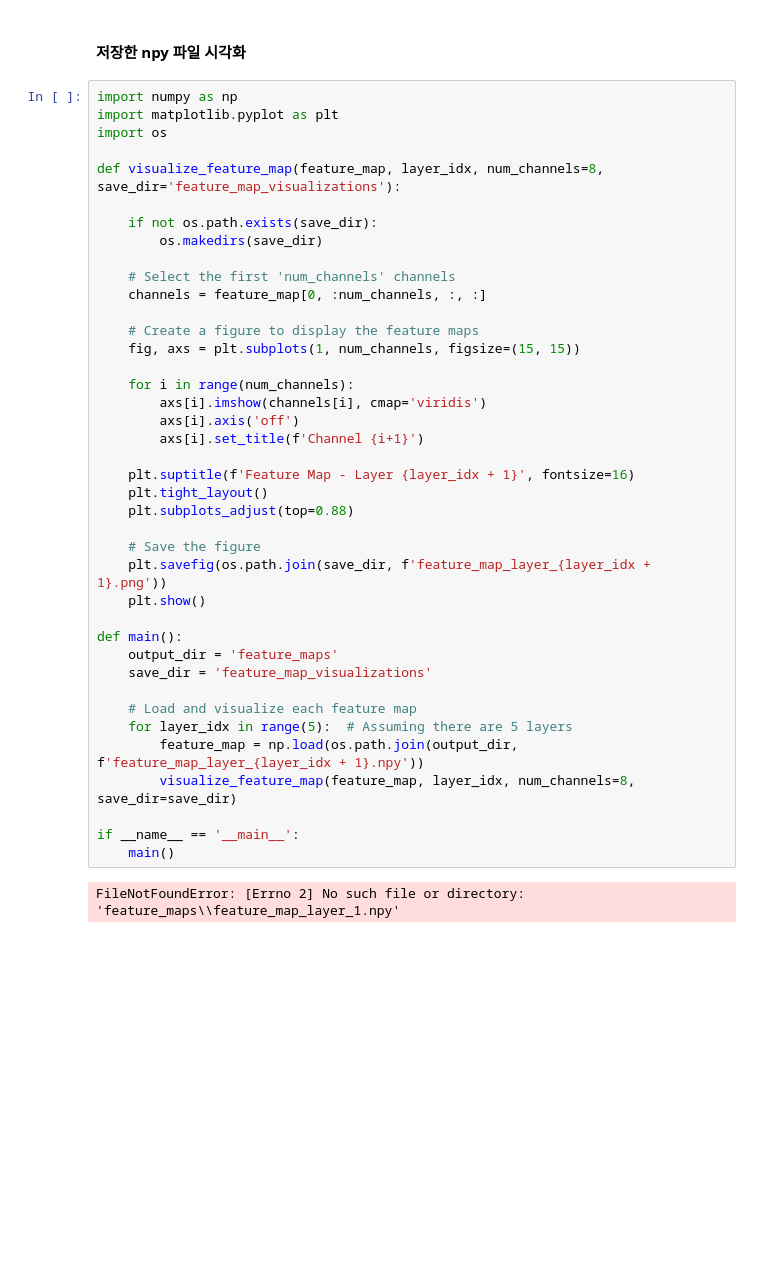
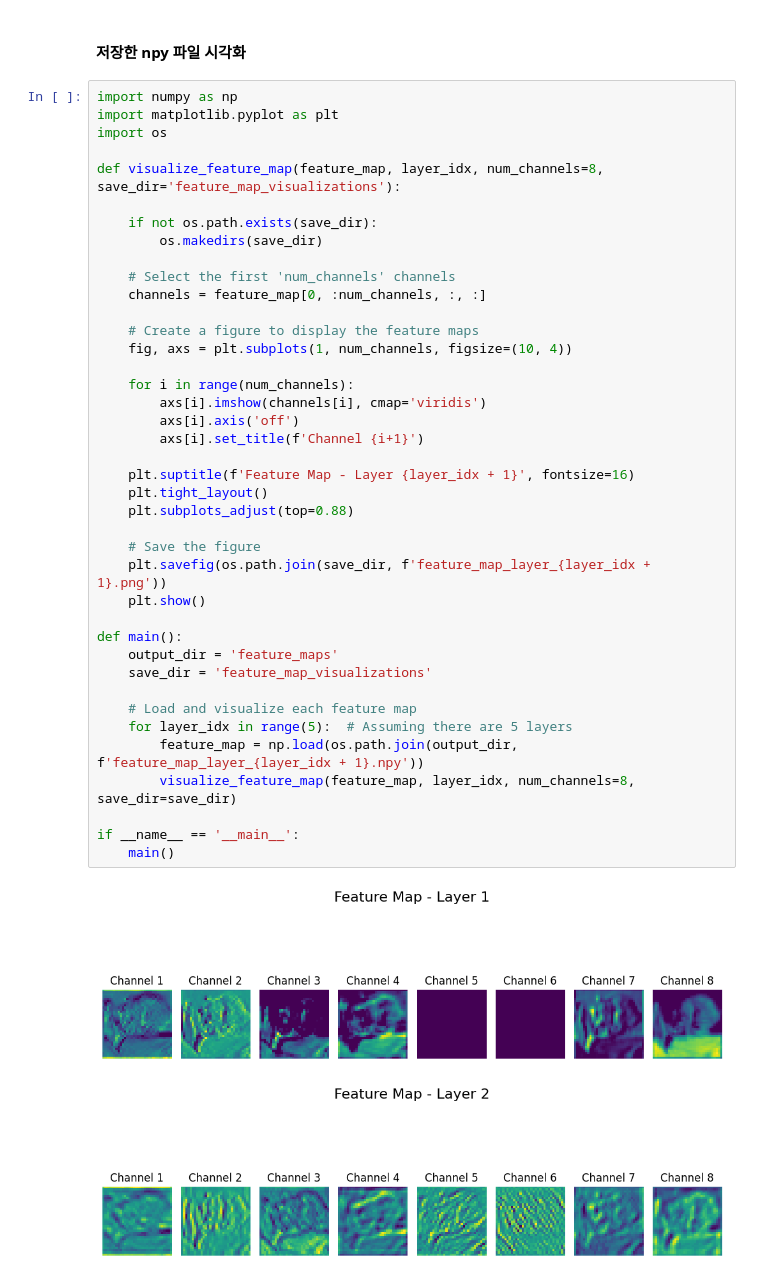
Before and after one commit to mings-k/LPIENet_study, a Jupyter notebook: Attention/Channel_Attention/code.ipynb, the cells around one changed output. Drawn from its saved outputs; the diff is of its cells as text; blank space fills up the shorter version.

Commit message:
Channel_Attention추가

```diff
--- a/Attention/Channel_Attention/code.ipynb
+++ b/Attention/Channel_Attention/code.ipynb
@@ -277,32 +303,33 @@ def visualize_feature_map(feature_map, layer_idx, num_channels=8, save_dir='feat
     # Select the first 'num_channels' channels
     channels = feature_map[0, :num_channels, :, :]
 
     # Create a figure to display the feature maps
-    fig, axs = plt.subplots(1, num_channels, figsize=(15, 15))
+    fig, axs = plt.subplots(1, num_channels, figsize=(10, 4))
 
     for i in range(num_channels):
         axs[i].imshow(channels[i], cmap='viridis')
         axs[i].axis('off')
         axs[i].set_title(f'Channel {i+1}')
 
     plt.suptitle(f'Feature Map - Layer {layer_idx + 1}', fontsize=16)
     plt.tight_layout()
     plt.subplots_adjust(top=0.88)
 
     # Save the figure
     plt.savefig(os.path.join(save_dir, f'feature_map_layer_{layer_idx + 1}.png'))
     plt.show()
 
 def main():
     output_dir = 'feature_maps'
     save_dir = 'feature_map_visualizations'
 
     # Load and visualize each feature map
     for layer_idx in range(5):  # Assuming there are 5 layers
         feature_map = np.load(os.path.join(output_dir, f'feature_map_layer_{layer_idx + 1}.npy'))
         visualize_feature_map(feature_map, layer_idx, num_channels=8, save_dir=save_dir)
 
 if __name__ == '__main__':
     main()
 # %% [output]
-FileNotFoundError: [Errno 2] No such file or directory: 'feature_maps\\feature_map_layer_1.npy'
+[figure, added]
+[figure, added]
```
Also changed, not shown: parts of 4 cells of this notebook, 11 other files.
